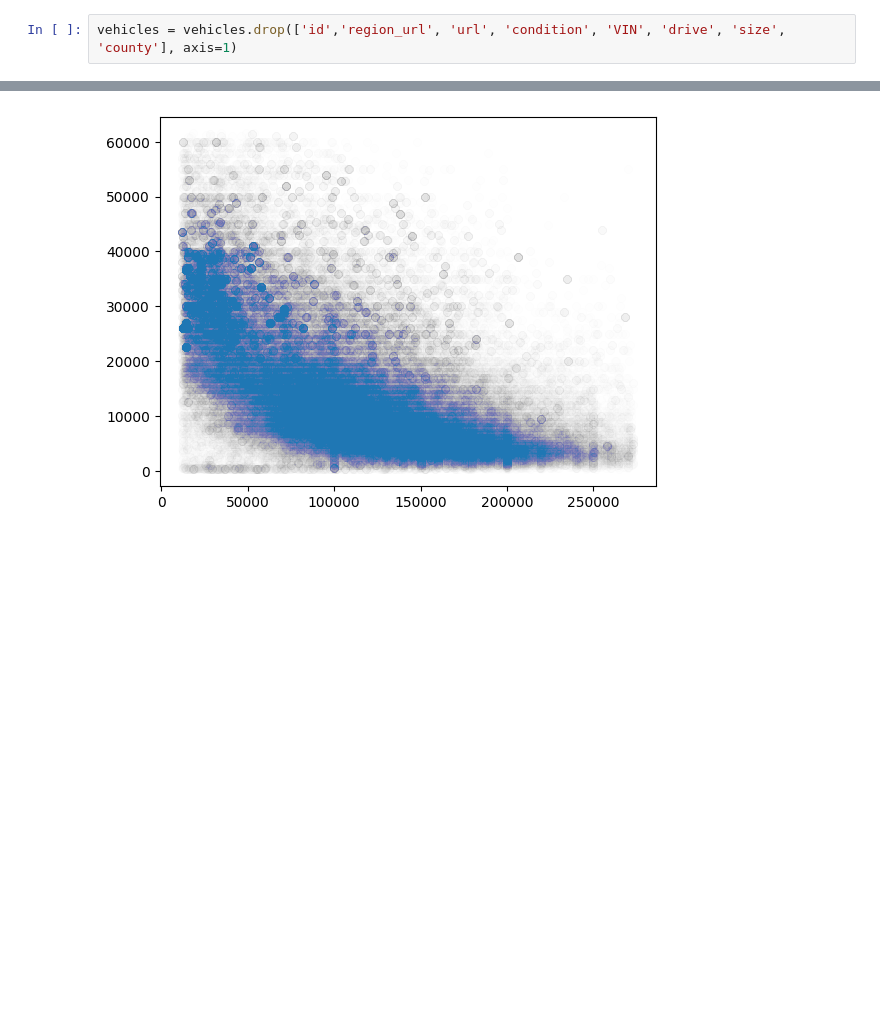
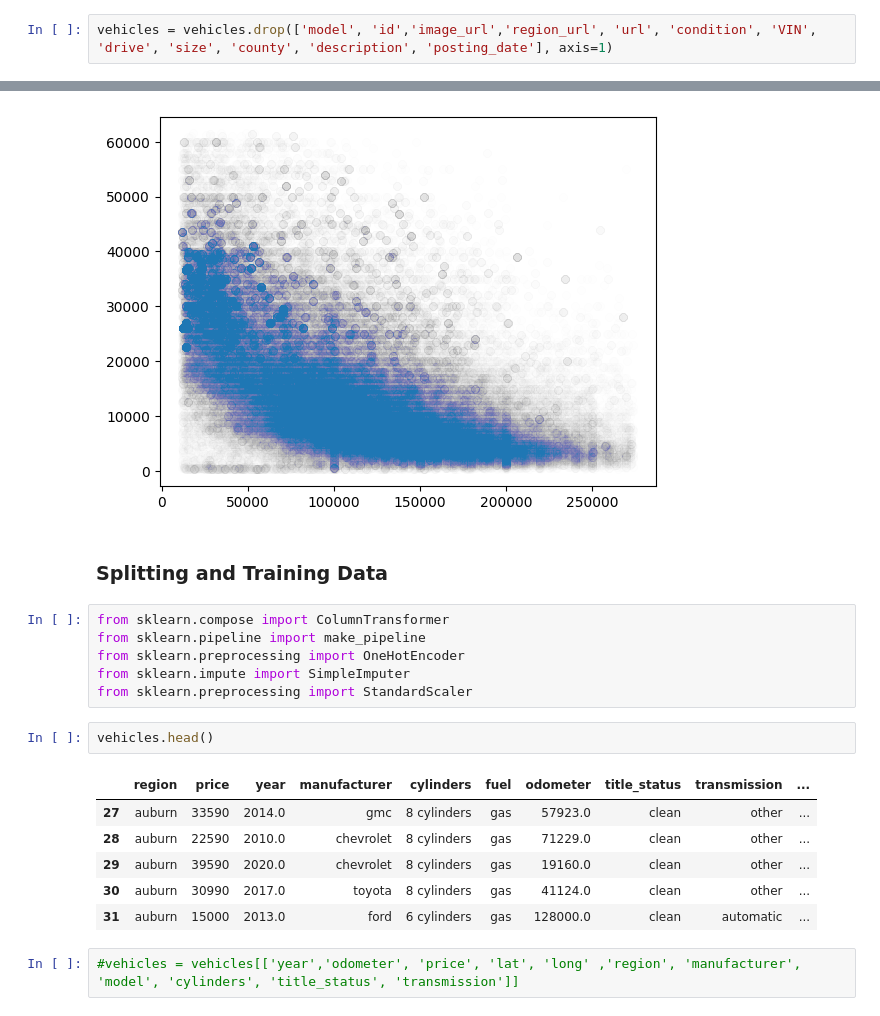
Before and after one commit to Ali7109/3401Project, a Jupyter notebook: src/CarPredictionModel.ipynb, the cells around one changed output, grey strips where cells are left out. Drawn from its saved outputs; the diff is of its cells as text; blank space fills up the shorter version.

```diff
--- a/src/CarPredictionModel.ipynb
+++ b/src/CarPredictionModel.ipynb
@@ -13,7 +13,7 @@ vehicles_backup = vehicles
 # %% [markdown]
 Remove un-needed columns
 # %%
-vehicles = vehicles.drop(['id','region_url', 'url', 'condition', 'VIN', 'drive', 'size', 'county'], axis=1)
+vehicles = vehicles.drop(['model', 'id','image_url','region_url', 'url', 'condition', 'VIN', 'drive', 'size', 'county', 'description', 'posting_date'], axis=1)
 # %%
 # see how much data is missing
 print(vehicles.isna().sum() / vehicles.shape[0] * 100)
@@ -138,3 +138,22 @@ plt.scatter(vehicles['odometer'], vehicles['price'], alpha=0.005)
 # %% [output]
 <matplotlib.collections.PathCollection at 0x...>
 [figure]
+# %% [markdown]
+### Splitting and Training Data
+# %%
+from sklearn.compose import ColumnTransformer
+from sklearn.pipeline import make_pipeline
+from sklearn.preprocessing import OneHotEncoder
+from sklearn.impute import SimpleImputer
+from sklearn.preprocessing import StandardScaler
+# %%
+vehicles.head()
+# %% [output]
+|  | region | price | year | manufacturer | cylinders | fuel | odometer | title_status | transmission | ... |
+| 27 | auburn | 33590 | 2014.0 | gmc | 8 cylinders | gas | 57923.0 | clean | other | ... |
+| 28 | auburn | 22590 | 2010.0 | chevrolet | 8 cylinders | gas | 71229.0 | clean | other | ... |
+| 29 | auburn | 39590 | 2020.0 | chevrolet | 8 cylinders | gas | 19160.0 | clean | other | ... |
+| 30 | auburn | 30990 | 2017.0 | toyota | 8 cylinders | gas | 41124.0 | clean | other | ... |
+| 31 | auburn | 15000 | 2013.0 | ford | 6 cylinders | gas | 128000.0 | clean | automatic | ... |
+# %%
+#vehicles = vehicles[['year','odometer', 'price', 'lat', 'long' ,'region', 'manufacturer', 'model', 'cylinders', 'title_status', 'transmission']]
```
Also changed, not shown: parts of 26 cells of this notebook.
